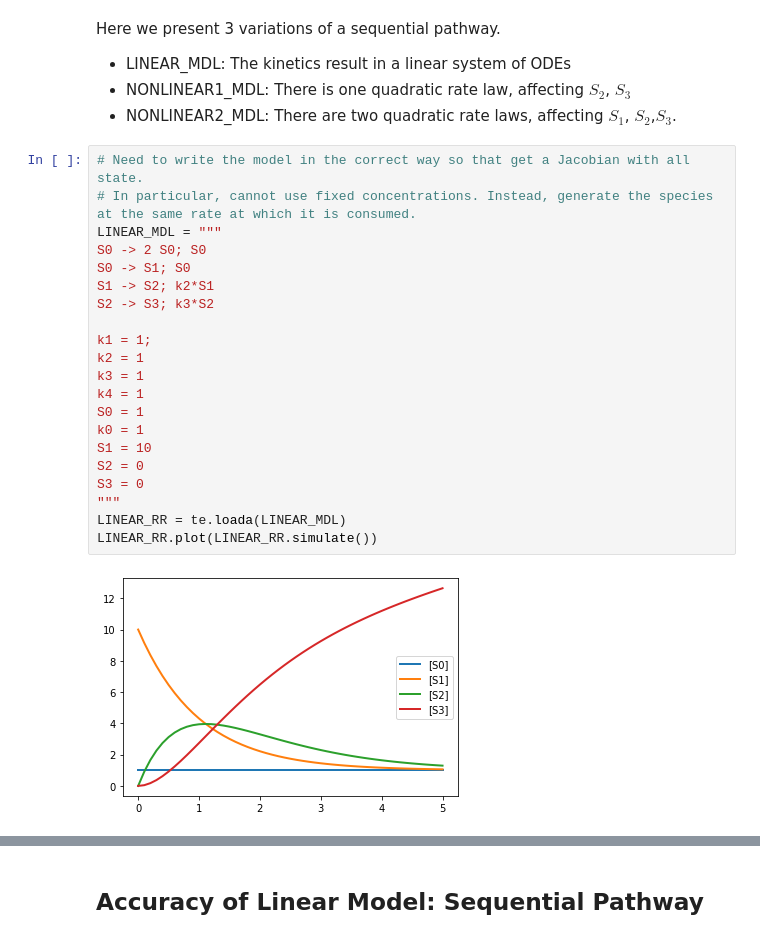
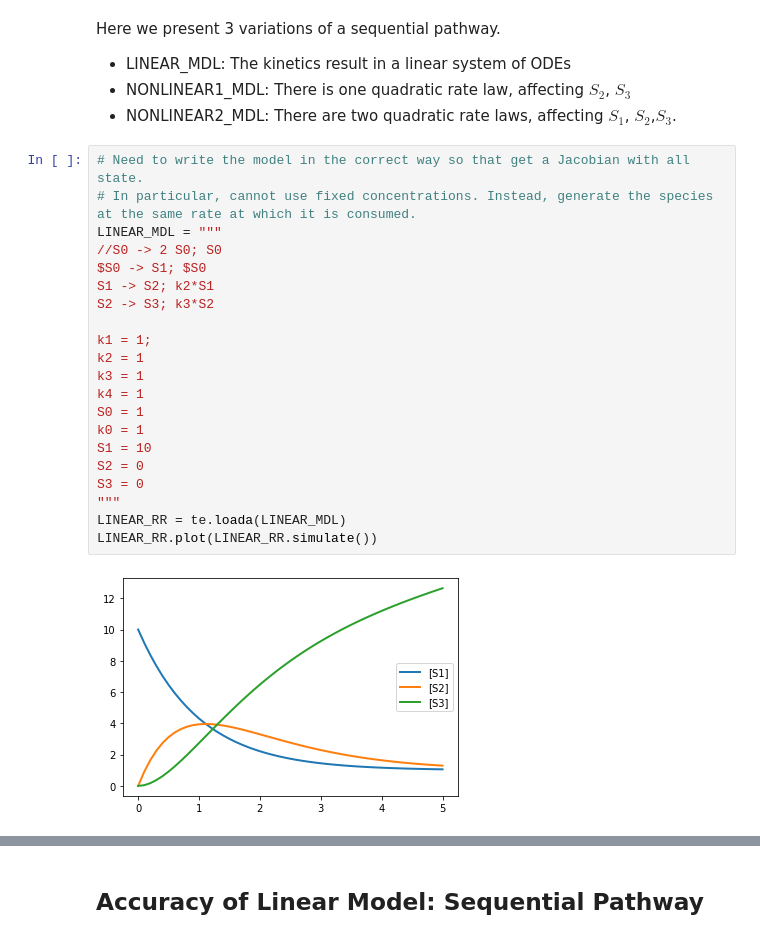
Before and after one commit to ModelEngineering/controlSBML, a Jupyter notebook: notebooks/LinearApproximations.ipynb, the cells around one changed output, grey strips where cells are left out. Drawn from its saved outputs; the diff is of its cells as text.

```diff
--- a/notebooks/LinearApproximations.ipynb
+++ b/notebooks/LinearApproximations.ipynb
@@ -33,26 +32,26 @@ Here we present 3 variations of a sequential pathway.
 # %%
 # Need to write the model in the correct way so that get a Jacobian with all state.
 # In particular, cannot use fixed concentrations. Instead, generate the species at the same rate at which it is consumed.
 LINEAR_MDL = """
-S0 -> 2 S0; S0
-S0 -> S1; S0
+//S0 -> 2 S0; S0
+$S0 -> S1; $S0
 S1 -> S2; k2*S1
 S2 -> S3; k3*S2
 
 k1 = 1;
 k2 = 1
 k3 = 1
 k4 = 1
 S0 = 1
 k0 = 1
 S1 = 10
 S2 = 0
 S3 = 0
 """
 LINEAR_RR = te.loada(LINEAR_MDL)
 LINEAR_RR.plot(LINEAR_RR.simulate())
 # %% [output]
-[figure, old version]
+[figure, new version]
 # %%
 # Need to write the model in the correct way so that get a Jacobian with all state.
 # In particular, cannot use fixed concentrations. Instead, generate the species at the same rate at which it is consumed.
```
Also changed, not shown: parts of 14 cells of this notebook, 3 other files.
